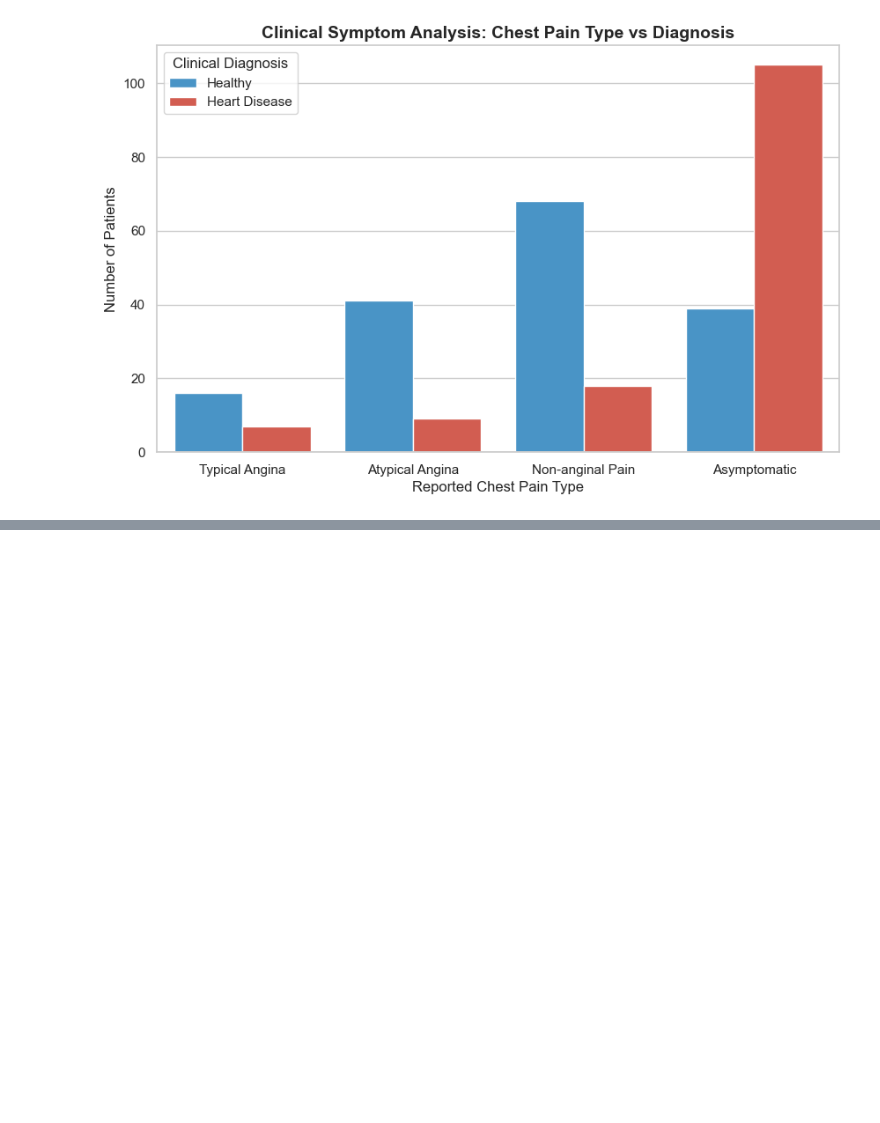
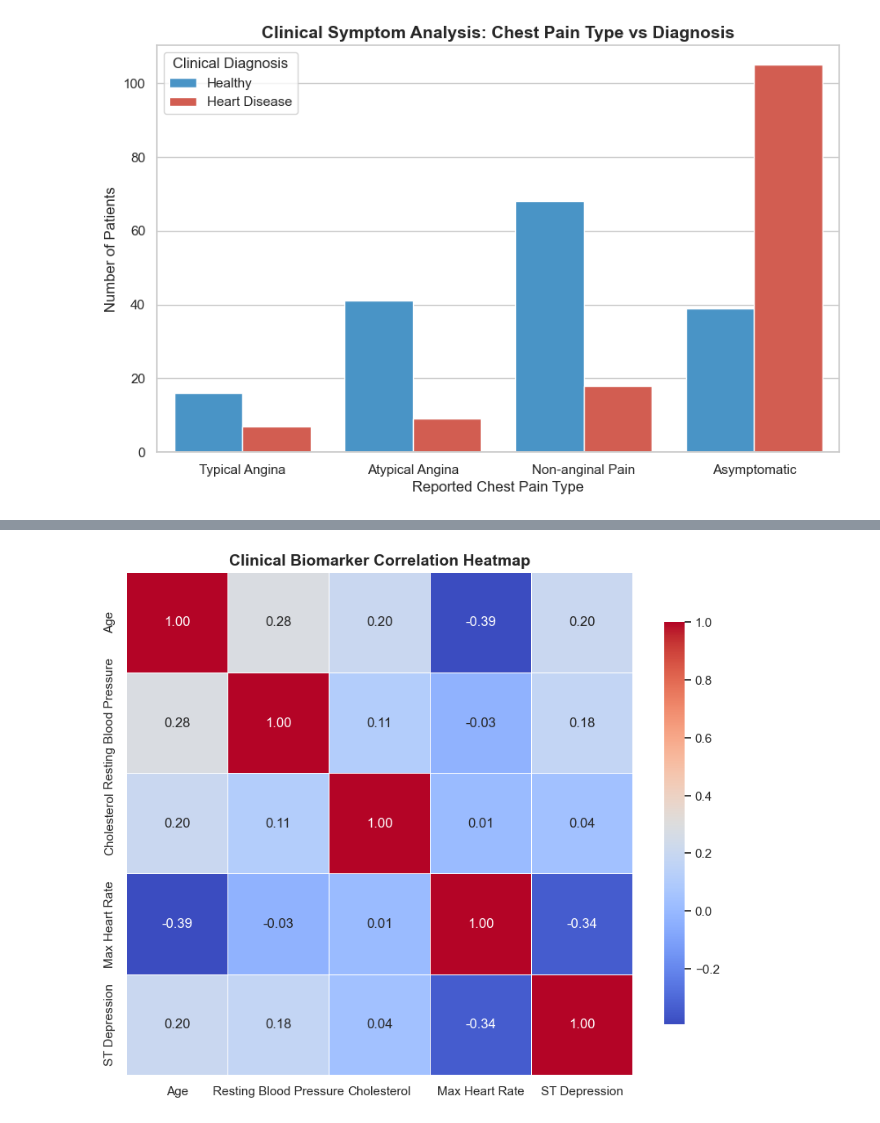
Before and after one commit to KrishnaveniMitukula/Healthcare-Disease-Prediction, a Jupyter notebook: week2_EDA.ipynb, the cells around one changed output, grey strips where cells are left out. Saved outputs shown, nothing was run; the diff lists cells and outputs as text; code cells hidden in the pictures; blank space fills up the shorter version.

Commit message:
viz: generate pearson correlation heatmap for continuous clinical biomarkers

```diff
--- a/week2_EDA.ipynb
+++ b/week2_EDA.ipynb
@@ -90,0 +97,29 @@ plt.show()
+# %%
+
+# 1. Isolate the continuous medical biomarkers
+biomarkers = ['age', 'trestbps', 'chol', 'thalach', 'oldpeak']
+
+# 2. Rename them to readable English JUST for this plot
+rename_dict = {
+    'age': 'Age',
+    'trestbps': 'Resting Blood Pressure',
+    'chol': 'Cholesterol',
+    'thalach': 'Max Heart Rate',
+    'oldpeak': 'ST Depression'
+}
+# 3. Calculate the mathematical correlation between them
+corr_matrix = df[biomarkers].rename(columns=rename_dict).corr()
+# 4. Plot the Heatmap
+plt.figure(figsize=(10, 8))
+sns.heatmap(
+    corr_matrix,
+    annot=True,          # Show the exact numbers
+    cmap='coolwarm',     # Red = Positive Correlation, Blue = Negative
+    fmt='.2f',           # Show 2 decimal places
+    linewidths=0.5,
+    cbar_kws={"shrink": .8}
+)
+plt.title('Clinical Biomarker Correlation Heatmap', fontsize=14, fontweight='bold')
+plt.show()
+# %% [output]
+[figure, added]
```
Also changed, not shown: parts of 3 cells of this notebook.
